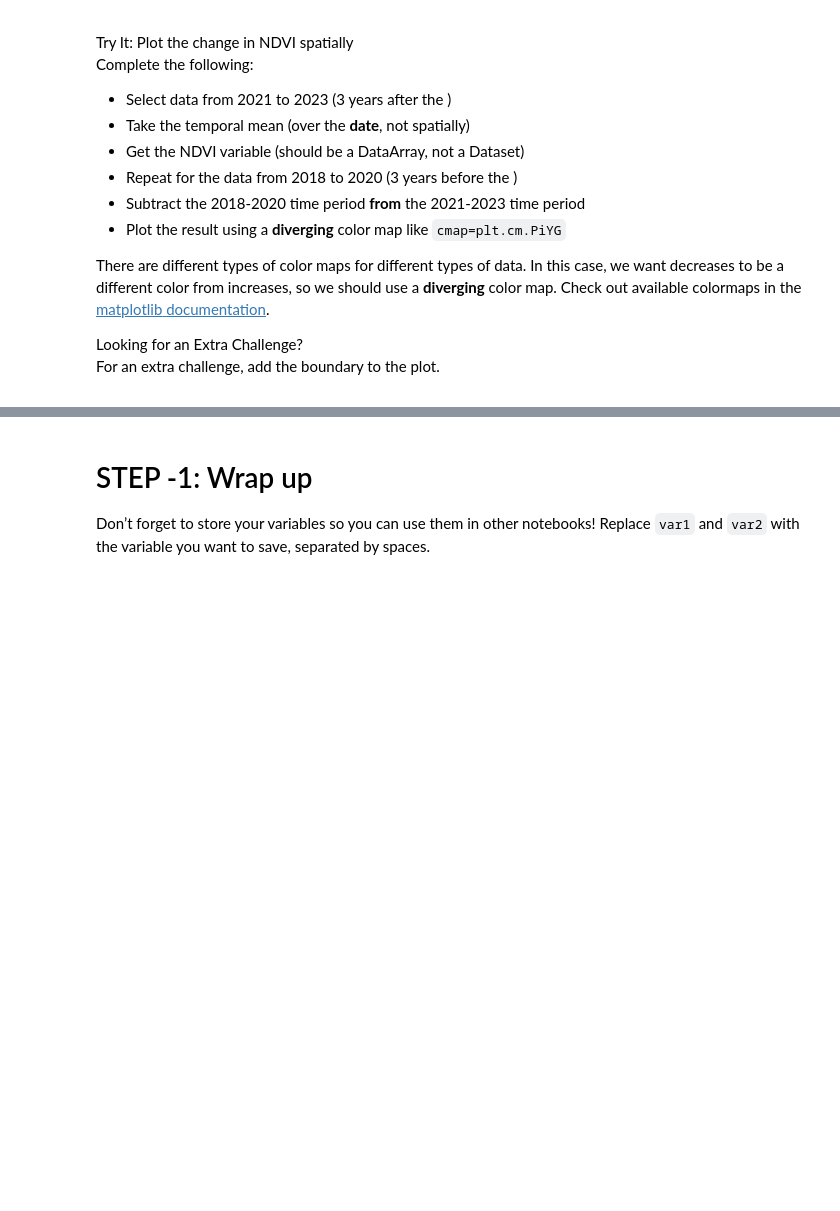
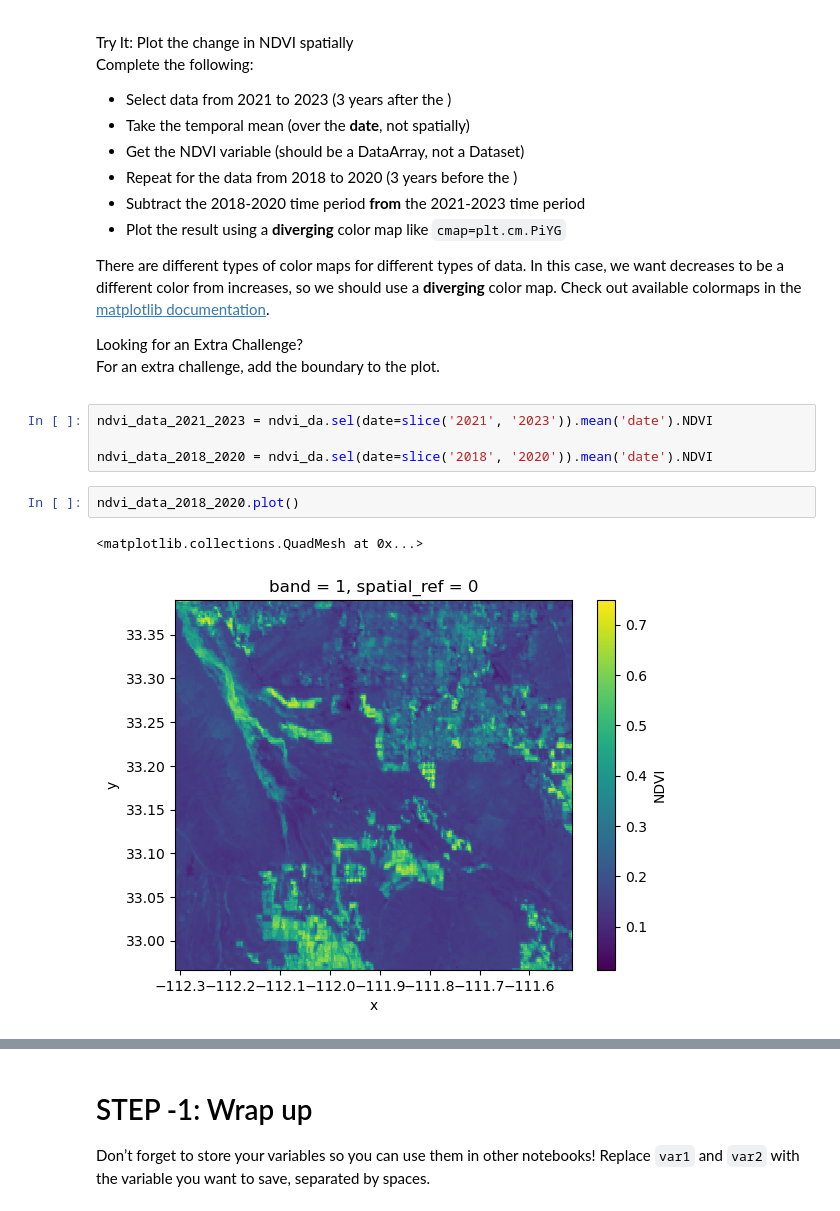
Before and after one commit to earthlab-education/04-vegetation-MarJess, a Jupyter notebook: notebooks/vegetation-03-plot.ipynb, the cells around one changed output, grey strips where cells are left out. Cells and saved outputs as stored; diff of their text form; blank space fills up the shorter version.

```diff
--- a/notebooks/vegetation-03-plot.ipynb
+++ b/notebooks/vegetation-03-plot.ipynb
@@ -152,3 +148,12 @@ documentation</a>.</p></div></div>
 data-__quarto_custom_type="Shortcode"
 data-__quarto_custom_context="Inline"
 data-__quarto_custom_id="3"></span> boundary to the plot.</p></div></div>
+# %%
+ndvi_data_2021_2023 = ndvi_da.sel(date=slice('2021', '2023')).mean('date').NDVI
+
+ndvi_data_2018_2020 = ndvi_da.sel(date=slice('2018', '2020')).mean('date').NDVI
+# %%
+ndvi_data_2018_2020.plot()
+# %% [output]
+<matplotlib.collections.QuadMesh at 0x...>
+[figure, added]
```
Also changed, not shown: parts of 5 cells of this notebook.
